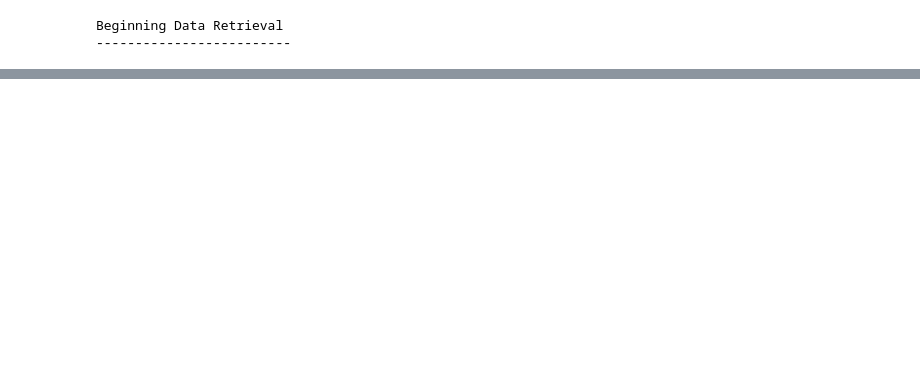
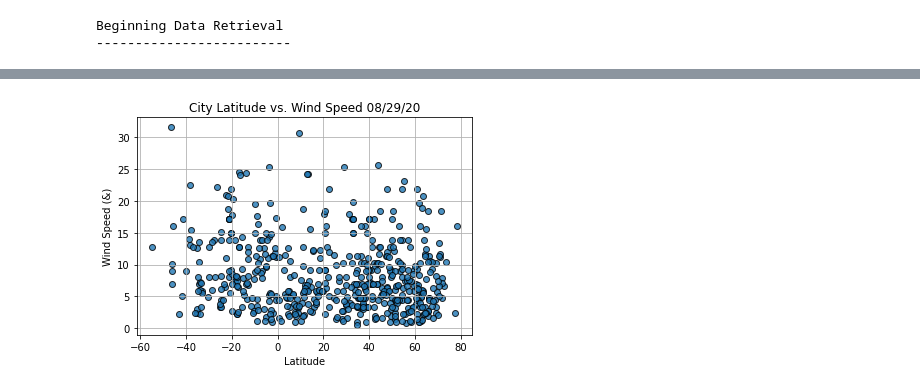
Before and after one commit to jackvsc/world-weather-analysis, a Jupyter notebook: weatherPy.ipynb, the cells around one changed output, grey strips where cells are left out. Saved outputs shown, nothing was run; the diff lists cells and outputs as text; code cells hidden in the pictures; blank space fills up the shorter version.

```diff
--- a/weatherPy.ipynb
+++ b/weatherPy.ipynb
@@ -133,0 +202,20 @@ city_data_df.to_csv(output_data_file, index_label="City_ID")
+# %%
+# Build the scatter plot for latitude vs. max temperature.
+plt.scatter(lats,
+            wind_speed,
+            edgecolor="black", linewidths=1, marker="o",
+            alpha=0.8, label="Cities")
+
+# Incorporate the other graph properties.
+plt.title(f"City Latitude vs. Wind Speed {time.strftime('%x')}")
+plt.ylabel("Wind Speed (&)")
+plt.xlabel("Latitude")
+plt.grid(True)
+
+# Save the figure.
+plt.savefig("weather-data/Fig4.png")
+
+# Show plot.
+plt.show()
+# %% [output]
+[figure, added]
```
Also changed, not shown: parts of 10 cells of this notebook, 6 other files.
